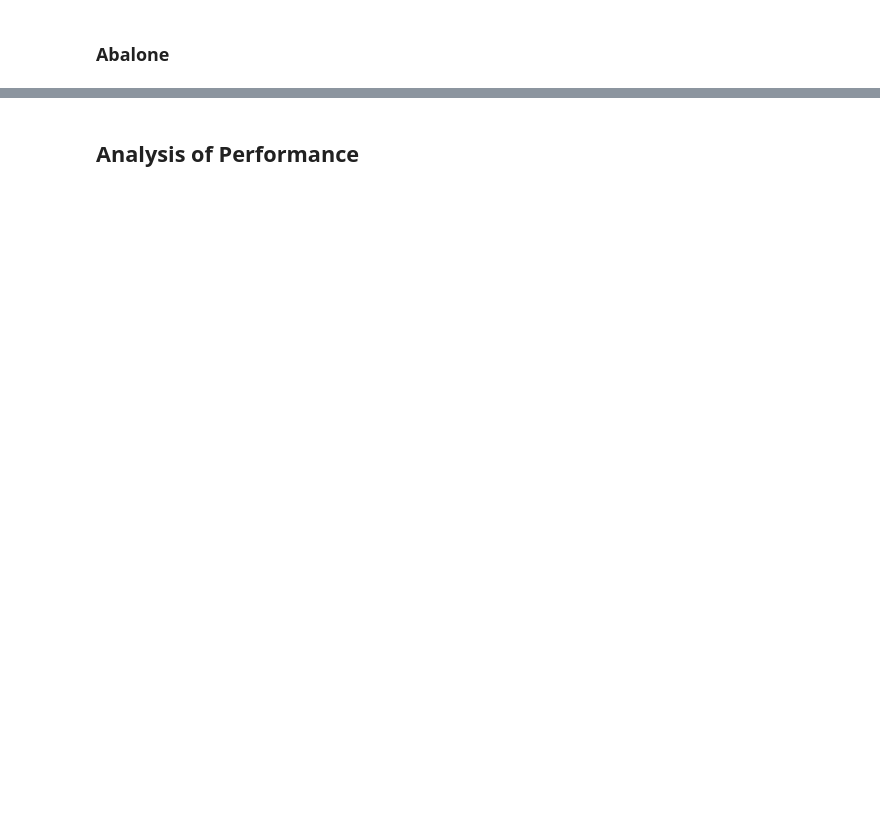
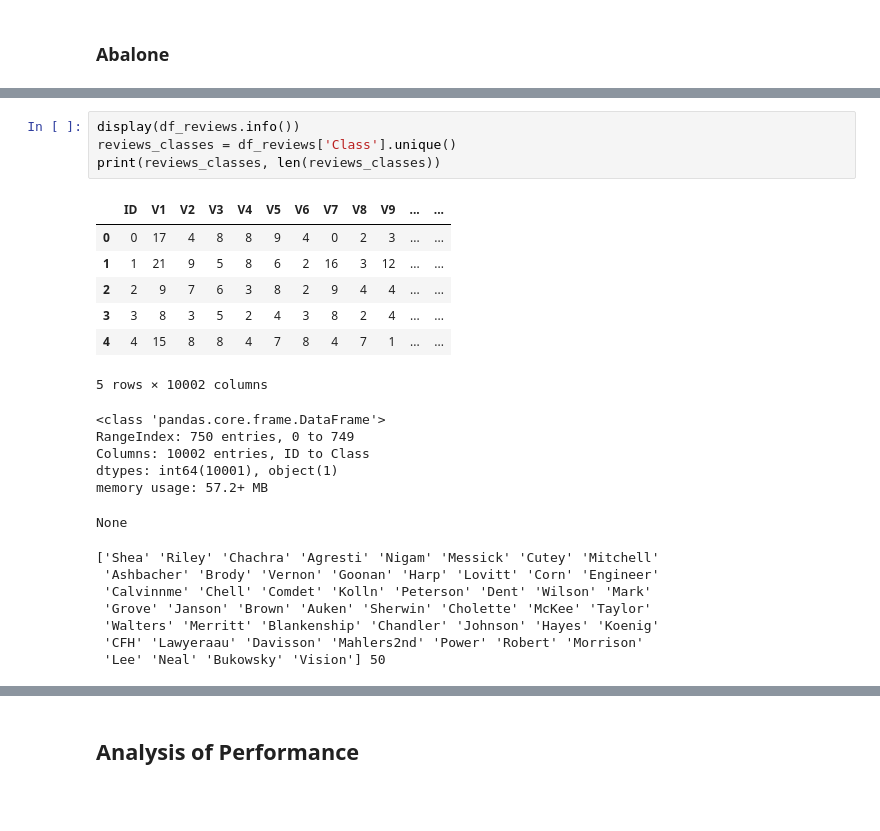
Before and after one commit to claraelisabeth/MachineLearning, a Jupyter notebook: classification.ipynb, the cells around one changed output, grey strips where cells are left out. Saved outputs shown, nothing was run; the diff lists cells and outputs as text; blank space fills up the shorter version.

```diff
--- a/classification.ipynb
+++ b/classification.ipynb
@@ -102,0 +230,25 @@ df_gym = pd.read_csv('data/gym_members_exercise_tracking.csv')
+# %%
+display(df_reviews.info())
+reviews_classes = df_reviews['Class'].unique()
+print(reviews_classes, len(reviews_classes))
+# %% [output]
+|  | ID | V1 | V2 | V3 | V4 | V5 | V6 | V7 | V8 | V9 | ... | ... |
+| 0 | 0 | 17 | 4 | 8 | 8 | 9 | 4 | 0 | 2 | 3 | ... | ... |
+| 1 | 1 | 21 | 9 | 5 | 8 | 6 | 2 | 16 | 3 | 12 | ... | ... |
+| 2 | 2 | 9 | 7 | 6 | 3 | 8 | 2 | 9 | 4 | 4 | ... | ... |
+| 3 | 3 | 8 | 3 | 5 | 2 | 4 | 3 | 8 | 2 | 4 | ... | ... |
+| 4 | 4 | 15 | 8 | 8 | 4 | 7 | 8 | 4 | 7 | 1 | ... | ... |
+5 rows × 10002 columns
+<class 'pandas.core.frame.DataFrame'>
+RangeIndex: 750 entries, 0 to 749
+Columns: 10002 entries, ID to Class
+dtypes: int64(10001), object(1)
+memory usage: 57.2+ MB
+None
+['Shea' 'Riley' 'Chachra' 'Agresti' 'Nigam' 'Messick' 'Cutey' 'Mitchell'
+ 'Ashbacher' 'Brody' 'Vernon' 'Goonan' 'Harp' 'Lovitt' 'Corn' 'Engineer'
+ 'Calvinnme' 'Chell' 'Comdet' 'Kolln' 'Peterson' 'Dent' 'Wilson' 'Mark'
+ 'Grove' 'Janson' 'Brown' 'Auken' 'Sherwin' 'Cholette' 'McKee' 'Taylor'
+ 'Walters' 'Merritt' 'Blankenship' 'Chandler' 'Johnson' 'Hayes' 'Koenig'
+ 'CFH' 'Lawyeraau' 'Davisson' 'Mahlers2nd' 'Power' 'Robert' 'Morrison'
+ 'Lee' 'Neal' 'Bukowsky' 'Vision'] 50
```
Also changed, not shown: parts of 29 cells of this notebook, 10 other files.
